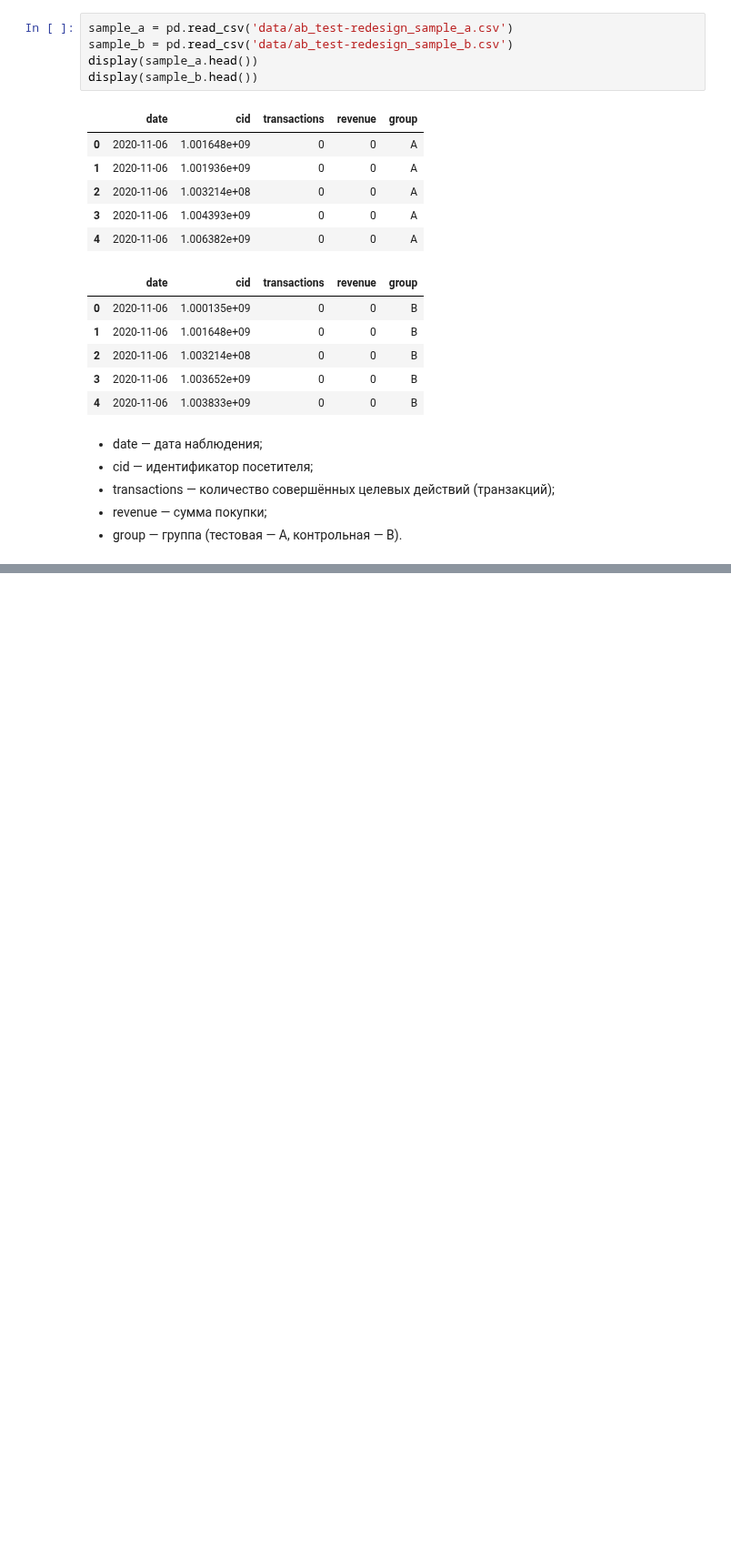
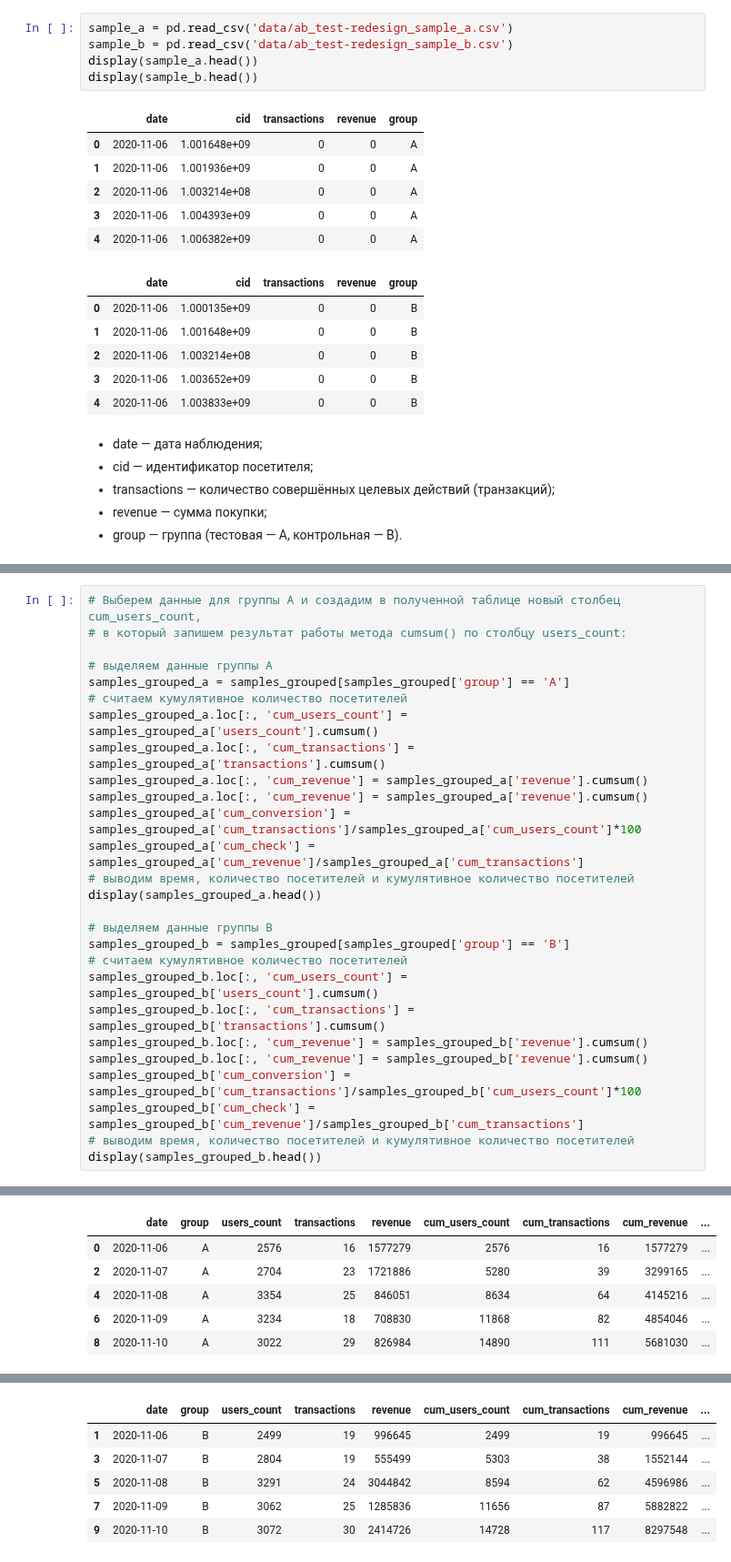
Before and after one commit to royvudgren/sf_datascience_practice, a Jupyter notebook: EDA-5 A-B testing/4 cumulative metrics.ipynb, the cells around one changed output, grey strips where cells are left out. Shown at 91% size. Cells and saved outputs as stored; diff of their text form; blank space fills up the shorter version.

```diff
--- a/EDA-5 A-B testing/4 cumulative metrics.ipynb
+++ b/EDA-5 A-B testing/4 cumulative metrics.ipynb
@@ -316,0 +372,28 @@ display(sample_b.head())
+# %%
+# Выберем данные для группы А и создадим в полученной таблице новый столбец cum_users_count,
+# в который запишем результат работы метода cumsum() по столбцу users_count:
+
+# выделяем данные группы А
+samples_grouped_a = samples_grouped[samples_grouped['group'] == 'A']
+# считаем кумулятивное количество посетителей
+samples_grouped_a.loc[:, 'cum_users_count'] = samples_grouped_a['users_count'].cumsum()
+samples_grouped_a.loc[:, 'cum_transactions'] = samples_grouped_a['transactions'].cumsum()
+samples_grouped_a.loc[:, 'cum_revenue'] = samples_grouped_a['revenue'].cumsum()
+samples_grouped_a.loc[:, 'cum_revenue'] = samples_grouped_a['revenue'].cumsum()
+samples_grouped_a['cum_conversion'] = samples_grouped_a['cum_transactions']/samples_grouped_a['cum_users_count']*100
+samples_grouped_a['cum_check'] = samples_grouped_a['cum_revenue']/samples_grouped_a['cum_transactions']
+# выводим время, количество посетителей и кумулятивное количество посетителей
+display(samples_grouped_a.head())
+
+# выделяем данные группы B
+samples_grouped_b = samples_grouped[samples_grouped['group'] == 'B']
+# считаем кумулятивное количество посетителей
+samples_grouped_b.loc[:, 'cum_users_count'] = samples_grouped_b['users_count'].cumsum()
+samples_grouped_b.loc[:, 'cum_transactions'] = samples_grouped_b['transactions'].cumsum()
+samples_grouped_b.loc[:, 'cum_revenue'] = samples_grouped_b['revenue'].cumsum()
+samples_grouped_b.loc[:, 'cum_revenue'] = samples_grouped_b['revenue'].cumsum()
+samples_grouped_b['cum_conversion'] = samples_grouped_b['cum_transactions']/samples_grouped_b['cum_users_count']*100
+samples_grouped_b['cum_check'] = samples_grouped_b['cum_revenue']/samples_grouped_b['cum_transactions']
+# выводим время, количество посетителей и кумулятивное количество посетителей
+display(samples_grouped_b.head())
+# %% [output]
@@ -316,0 +417,6 @@ display(sample_b.head())
+|  | date | group | users_count | transactions | revenue | cum_users_count | cum_transactions | cum_revenue | ... |
+| 0 | 2020-11-06 | A | 2576 | 16 | 1577279 | 2576 | 16 | 1577279 | ... |
+| 2 | 2020-11-07 | A | 2704 | 23 | 1721886 | 5280 | 39 | 3299165 | ... |
+| 4 | 2020-11-08 | A | 3354 | 25 | 846051 | 8634 | 64 | 4145216 | ... |
+| 6 | 2020-11-09 | A | 3234 | 18 | 708830 | 11868 | 82 | 4854046 | ... |
+| 8 | 2020-11-10 | A | 3022 | 29 | 826984 | 14890 | 111 | 5681030 | ... |
@@ -316,0 +440,6 @@ display(sample_b.head())
+|  | date | group | users_count | transactions | revenue | cum_users_count | cum_transactions | cum_revenue | ... |
+| 1 | 2020-11-06 | B | 2499 | 19 | 996645 | 2499 | 19 | 996645 | ... |
+| 3 | 2020-11-07 | B | 2804 | 19 | 555499 | 5303 | 38 | 1552144 | ... |
+| 5 | 2020-11-08 | B | 3291 | 24 | 3044842 | 8594 | 62 | 4596986 | ... |
+| 7 | 2020-11-09 | B | 3062 | 25 | 1285836 | 11656 | 87 | 5882822 | ... |
+| 9 | 2020-11-10 | B | 3072 | 30 | 2414726 | 14728 | 117 | 8297548 | ... |
```
Also changed, not shown: parts of 9 cells of this notebook.
